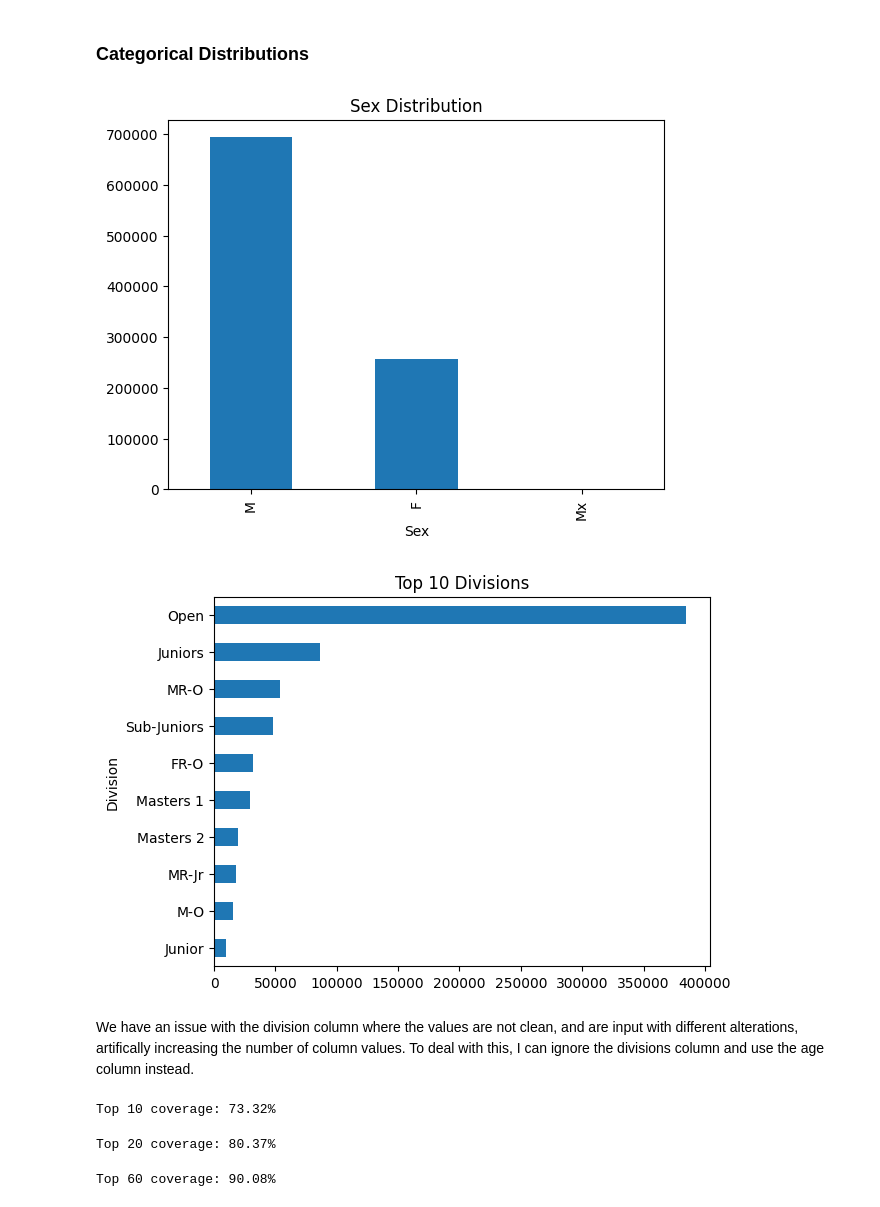
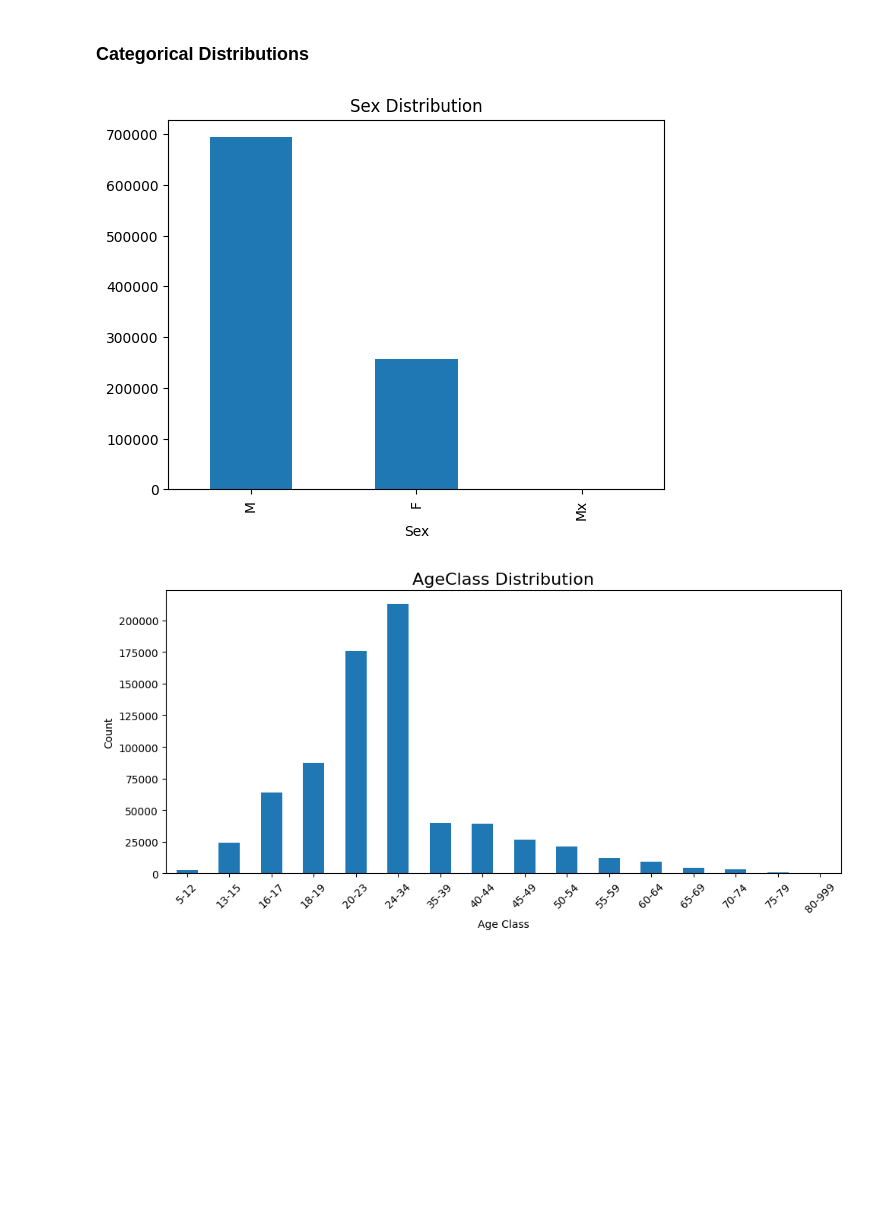
Before and after one commit to Husain-Althagafi/OpenIPF-Analysis, a Jupyter notebook: main.ipynb, the cells around one changed output. Drawn from its saved outputs; the diff is of its cells as text; code cells hidden in the pictures; blank space fills up the shorter version.

Commit message:
changed some dumb stuff, no longer caring as much about division, instead ima focus on AgeClass Age and BirthYearClass to group and will only use division when those are null if possible

```diff
--- a/main.ipynb
+++ b/main.ipynb
@@ -206,7 +206,7 @@ Name: count, Length: 238, dtype: int64
 For the purpose of my analysis certain columns may be dropped. The main columns to be focused on are the columns corresponding to the different formulas, as well as certain secondary columns that will be kept based on relevance to my analysis.
 # %%
 #Select all the columns that we are interested in
-key_columns = ['Sex', 'Event', 'Equipment', 'Age', 'AgeClass', 'BirthYearClass', 'Division', 'BodyweightKg', 'WeightClassKg', 'Squat1Kg', 'Bench1Kg', 'Deadlift1Kg','Squat2Kg', 'Bench2Kg', 'Deadlift2Kg','Squat3Kg', 'Bench3Kg', 'Deadlift3Kg','Best3SquatKg', 'Best3BenchKg', 'Best3DeadliftKg', 'TotalKg', 'Dots', 'Wilks', 'Glossbrenner', 'Goodlift']
+key_columns = ['Sex', 'Equipment', 'Event', 'Age', 'Division', 'AgeClass', 'BirthYearClass', 'BodyweightKg', 'WeightClassKg', 'Squat1Kg', 'Bench1Kg', 'Deadlift1Kg','Squat2Kg', 'Bench2Kg', 'Deadlift2Kg','Squat3Kg', 'Bench3Kg', 'Deadlift3Kg','Best3SquatKg', 'Best3BenchKg', 'Best3DeadliftKg', 'TotalKg', 'Dots', 'Wilks', 'Glossbrenner', 'Goodlift']
 # %%
 df[key_columns].head()
 # %% [output]
@@ -666,48 +666,25 @@ plt.show()
 # %%
 df_key['Sex'].value_counts().plot(kind='bar', title="Sex Distribution")
 plt.show()
 
-df_key['Division'].value_counts().head(10).plot(kind='barh', title="Top 10 Divisions")
-plt.gca().invert_yaxis()
+# Convert AgeClass to a sortable numeric value
+df_key['AgeSortKey'] = df_key['AgeClass'].str.extract(r'(\d+)').astype(float)
+
+# Drop rows without valid AgeSortKey
+df_age = df_key.dropna(subset=['AgeSortKey'])
+
+# Sort AgeClass based on the numeric value of its lower bound
+sorted_classes = df_age.groupby('AgeClass')['AgeSortKey'].mean().sort_values().index
+
+# Plot a bar chart with sorted AgeClass
+plt.figure(figsize=(10, 5))
+df_age['AgeClass'].value_counts().loc[sorted_classes].plot(kind='bar')
+plt.title("AgeClass Distribution", fontsize=16)
+plt.xlabel("Age Class")
+plt.ylabel("Count")
+plt.xticks(rotation=45)
+plt.tight_layout()
 plt.show()
 # %% [output]
 [figure]
-[figure, old version]
+[figure, new version]
-# %% [markdown]
-We have an issue with the division column where the values are not clean, and are input with different alterations, artifically increasing the number of column values. To deal with this, I can ignore the divisions column and use the age column instead.
-# %%
-# i have an idea to deal with the issue with the division column
-# i can start by dropping all rows with a value that is not one of the top 10 most common values within the column but first i have to check to measure the significance of those rows
-
-top10 = df_key['Division'].value_counts().nlargest(10)
-top10 = top10.sum()
-total = len(df_key)
-coverage = top10 / total
-
-print(f"Top 10 coverage: {coverage:.2%}")
-# %% [output]
-Top 10 coverage: 73.32%
-# %%
-# the top 10 columns cover 70%, ideal we want that to be a bit higher so we can try the top 15/20
-
-top20 = df_key['Division'].value_counts().nlargest(20)
-top20 = top20.sum()
-total = len(df_key)
-coverage = top20 / total
-
-print(f"Top 20 coverage: {coverage:.2%}")
-# %% [output]
-Top 20 coverage: 80.37%
-# %%
-# even with the top 20 we dont gain that much coverage
-# to check how much i might need ill try diff values to see how high i can get
-
-value = 60
-top = df_key['Division'].value_counts().nlargest(value)
-top = top.sum()
-total = len(df_key)
-coverage = top / total
-
-print(f"Top {value} coverage: {coverage:.2%}")
-# %% [output]
-Top 60 coverage: 90.08%
```
Also changed, not shown: parts of 13 cells of this notebook.
